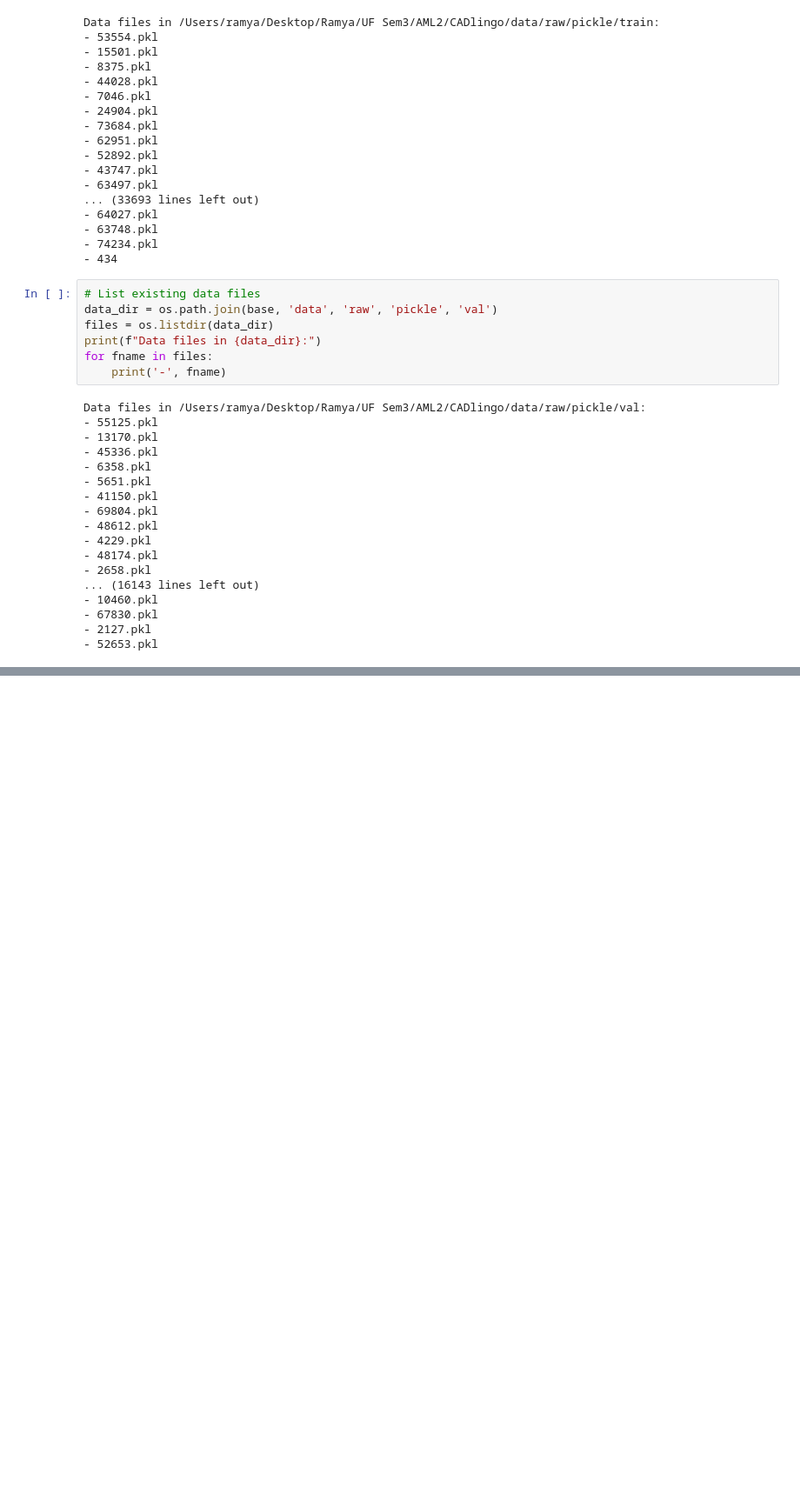
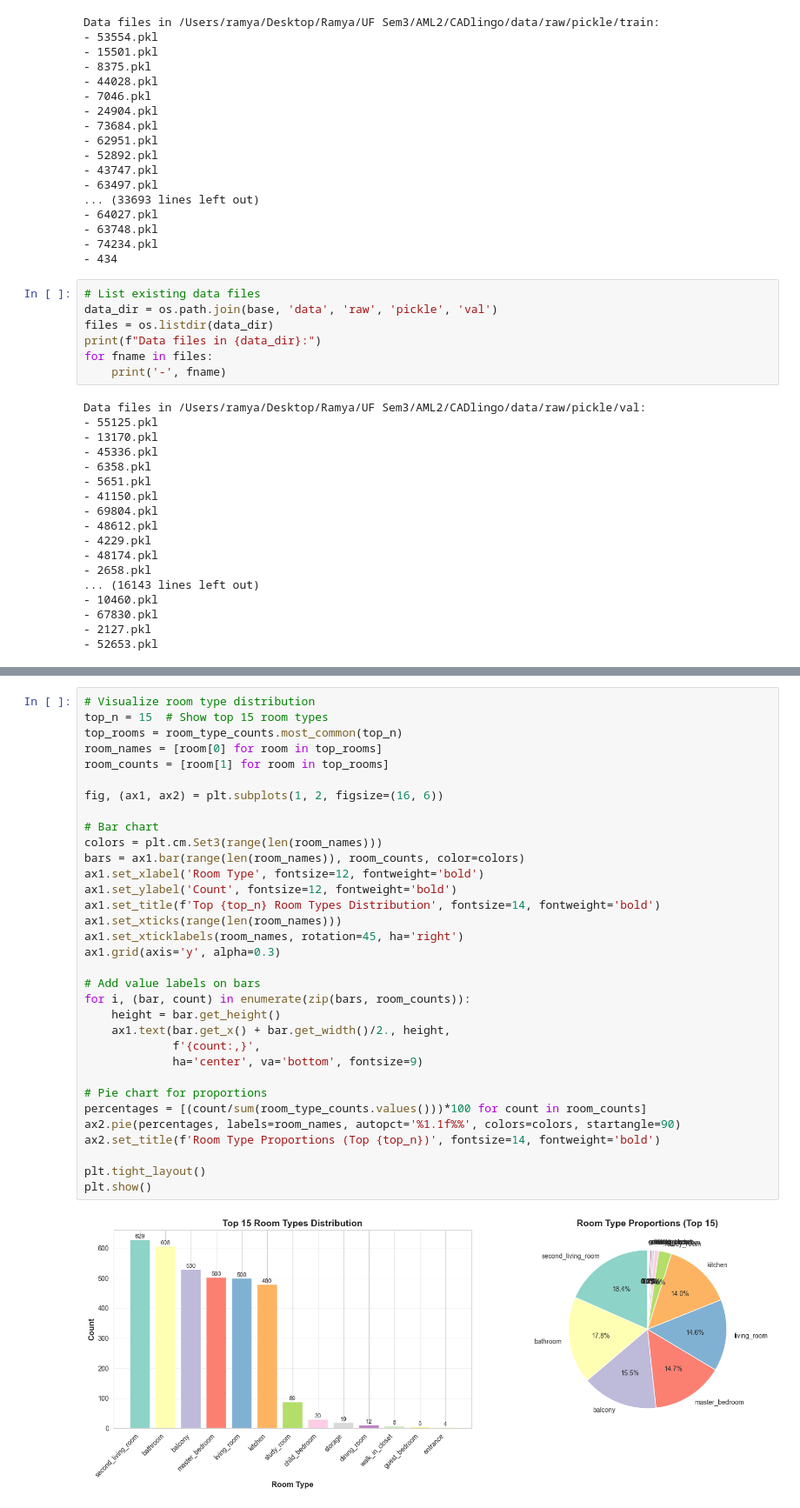
Before and after one commit to RamyaLakshmiKS/CADlingo, a Jupyter notebook: notebooks/setup.ipynb, the cells around one changed output, grey strips where cells are left out. Shown at 87% size. Cells and saved outputs as stored; diff of their text form; blank space fills up the shorter version.

```diff
--- a/notebooks/setup.ipynb
+++ b/notebooks/setup.ipynb
@@ -173,0 +462,35 @@ Data files in /Users/ramya/Desktop/Ramya/UF Sem3/AML2/CADlingo/data/raw/pickle/v
+# %%
+# Visualize room type distribution
+top_n = 15  # Show top 15 room types
+top_rooms = room_type_counts.most_common(top_n)
+room_names = [room[0] for room in top_rooms]
+room_counts = [room[1] for room in top_rooms]
+
+fig, (ax1, ax2) = plt.subplots(1, 2, figsize=(16, 6))
+
+# Bar chart
+colors = plt.cm.Set3(range(len(room_names)))
+bars = ax1.bar(range(len(room_names)), room_counts, color=colors)
+ax1.set_xlabel('Room Type', fontsize=12, fontweight='bold')
+ax1.set_ylabel('Count', fontsize=12, fontweight='bold')
+ax1.set_title(f'Top {top_n} Room Types Distribution', fontsize=14, fontweight='bold')
+ax1.set_xticks(range(len(room_names)))
+ax1.set_xticklabels(room_names, rotation=45, ha='right')
+ax1.grid(axis='y', alpha=0.3)
+
+# Add value labels on bars
+for i, (bar, count) in enumerate(zip(bars, room_counts)):
+    height = bar.get_height()
+    ax1.text(bar.get_x() + bar.get_width()/2., height,
+             f'{count:,}',
+             ha='center', va='bottom', fontsize=9)
+
+# Pie chart for proportions
+percentages = [(count/sum(room_type_counts.values()))*100 for count in room_counts]
+ax2.pie(percentages, labels=room_names, autopct='%1.1f%%', colors=colors, startangle=90)
+ax2.set_title(f'Room Type Proportions (Top {top_n})', fontsize=14, fontweight='bold')
+
+plt.tight_layout()
+plt.show()
+# %% [output]
+[figure, added]
```
Also changed, not shown: parts of 23 cells of this notebook, 13 other files.
